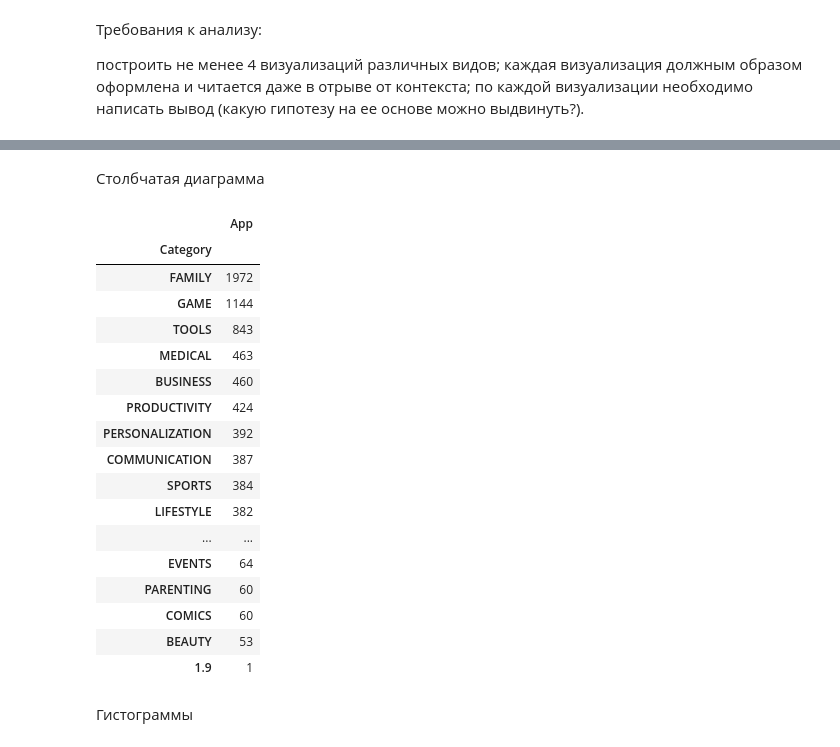
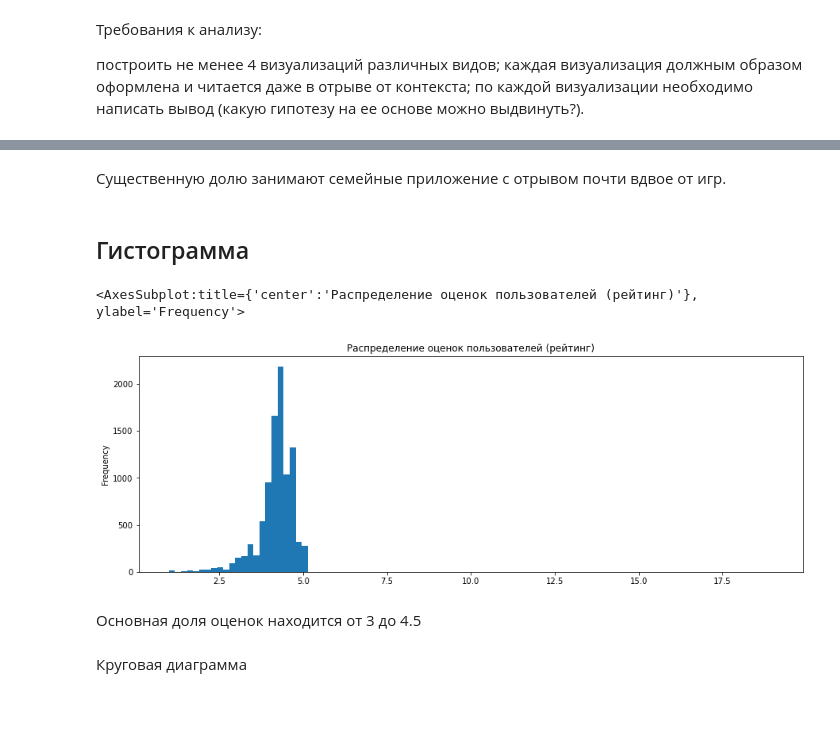
Before and after one commit to Chibis34/DZ_Gordeev, a Jupyter notebook: DZ16_Gordeev_Visual data.ipynb, the cells around one changed output, grey strips where cells are left out. Cells and saved outputs as stored; diff of their text form; code cells hidden in the pictures; blank space fills up the shorter version.

```diff
--- a/DZ16_Gordeev_Visual data.ipynb
+++ b/DZ16_Gordeev_Visual data.ipynb
@@ -107,26 +115,14 @@ memory usage: 1.1+ MB
+# %% [markdown]
+Существенную долю занимают семейные приложение с отрывом почти вдвое от игр.
+# %% [markdown]
+## Гистограмма
+# %%
+df['Rating'].plot(kind='hist',
+                   title='Распределение оценок пользователей (рейтинг)', bins=100)
+# %% [output]
+<AxesSubplot:title={'center':'Распределение оценок пользователей (рейтинг)'}, ylabel='Frequency'>
+[figure, added]
+# %% [markdown]
+Основная доля оценок находится от 3 до 4.5
 # %% [markdown]
-Столбчатая диаграмма
+Круговая диаграмма
-# %%
-Category_inst = df[['Category', 'App']].groupby('Category').count().sort_values(by = "App", ascending=False)
-Category_inst
-# %% [output]
-|  | App |
-| Category |  |
-| FAMILY | 1972 |
-| GAME | 1144 |
-| TOOLS | 843 |
-| MEDICAL | 463 |
-| BUSINESS | 460 |
-| PRODUCTIVITY | 424 |
-| PERSONALIZATION | 392 |
-| COMMUNICATION | 387 |
-| SPORTS | 384 |
-| LIFESTYLE | 382 |
-| ... | ... |
-| EVENTS | 64 |
-| PARENTING | 60 |
-| COMICS | 60 |
-| BEAUTY | 53 |
-| 1.9 | 1 |
-# %% [markdown]
-Гистограммы
```
Also changed, not shown: parts of 18 cells of this notebook.
